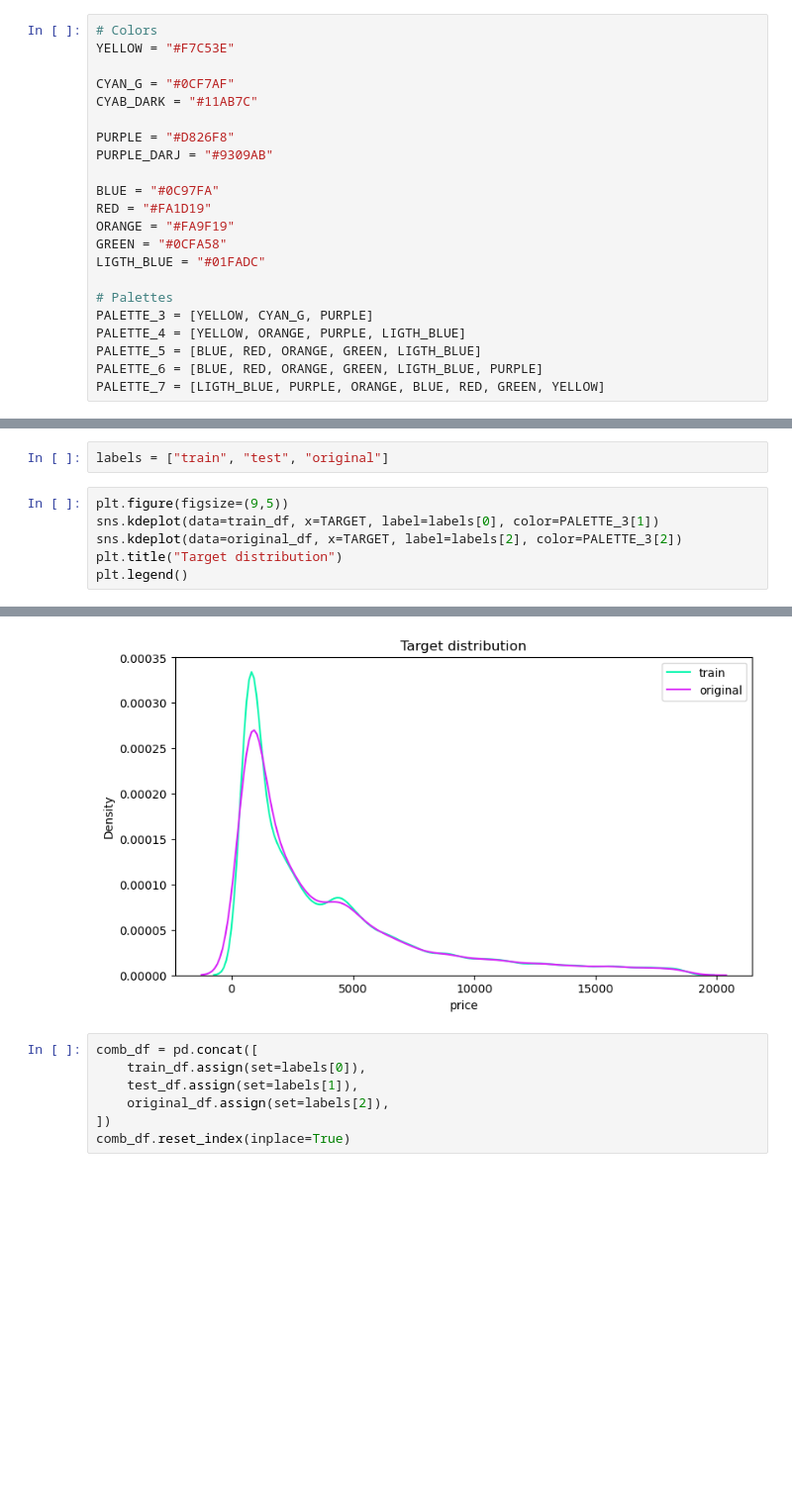
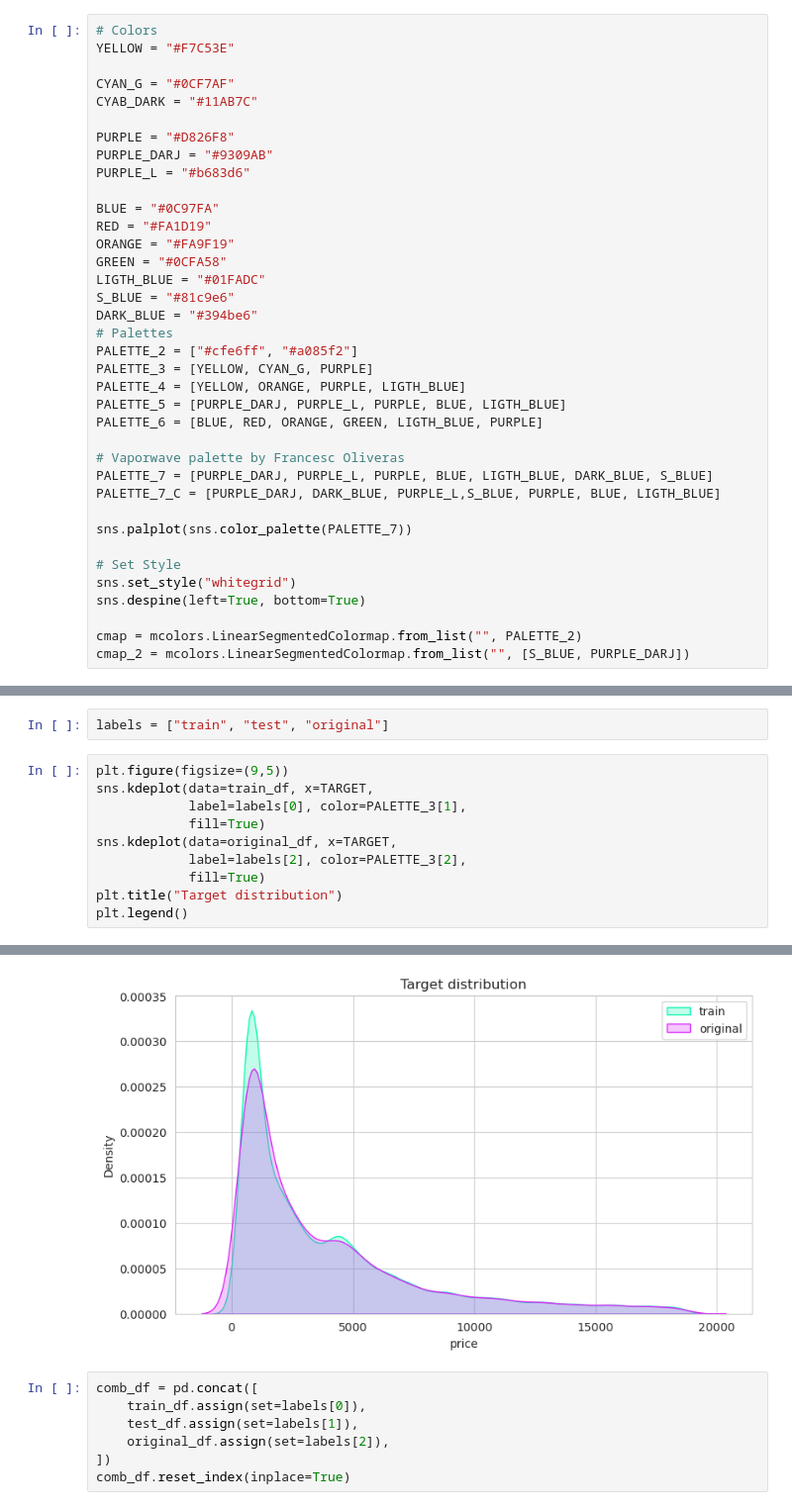
Before and after one commit to fxop0218/PlayGround-Kaggle-Series3, a Jupyter notebook: ps-s3-e8-eda-model-en-es.ipynb, the cells around one changed output, grey strips where cells are left out. Shown at 99% size. Drawn from its saved outputs; the diff is of its cells as text; blank space fills up the shorter version.

```diff
--- a/ps-s3-e8-eda-model-en-es.ipynb
+++ b/ps-s3-e8-eda-model-en-es.ipynb
@@ -69,16 +87,31 @@ CYAB_DARK = "#11AB7C"
 
 PURPLE = "#D826F8"
 PURPLE_DARJ = "#9309AB"
+PURPLE_L = "#b683d6"
 
 BLUE = "#0C97FA"
 RED = "#FA1D19"
 ORANGE = "#FA9F19"
 GREEN = "#0CFA58"
 LIGTH_BLUE = "#01FADC"
-
+S_BLUE = "#81c9e6"
+DARK_BLUE = "#394be6"
 # Palettes
+PALETTE_2 = ["#cfe6ff", "#a085f2"]
 PALETTE_3 = [YELLOW, CYAN_G, PURPLE]
 PALETTE_4 = [YELLOW, ORANGE, PURPLE, LIGTH_BLUE]
-PALETTE_5 = [BLUE, RED, ORANGE, GREEN, LIGTH_BLUE]
+PALETTE_5 = [PURPLE_DARJ, PURPLE_L, PURPLE, BLUE, LIGTH_BLUE]
 PALETTE_6 = [BLUE, RED, ORANGE, GREEN, LIGTH_BLUE, PURPLE]
-PALETTE_7 = [LIGTH_BLUE, PURPLE, ORANGE, BLUE, RED, GREEN, YELLOW]
+
+# Vaporwave palette by Francesc Oliveras
+PALETTE_7 = [PURPLE_DARJ, PURPLE_L, PURPLE, BLUE, LIGTH_BLUE, DARK_BLUE, S_BLUE]
+PALETTE_7_C = [PURPLE_DARJ, DARK_BLUE, PURPLE_L,S_BLUE, PURPLE, BLUE, LIGTH_BLUE]
+
+sns.palplot(sns.color_palette(PALETTE_7))
+
+# Set Style
+sns.set_style("whitegrid")
+sns.despine(left=True, bottom=True)
+
+cmap = mcolors.LinearSegmentedColormap.from_list("", PALETTE_2)
+cmap_2 = mcolors.LinearSegmentedColormap.from_list("", [S_BLUE, PURPLE_DARJ])
@@ -261,13 +359,17 @@ None
 labels = ["train", "test", "original"]
 # %%
 plt.figure(figsize=(9,5))
-sns.kdeplot(data=train_df, x=TARGET, label=labels[0], color=PALETTE_3[1])
-sns.kdeplot(data=original_df, x=TARGET, label=labels[2], color=PALETTE_3[2])
+sns.kdeplot(data=train_df, x=TARGET,
+            label=labels[0], color=PALETTE_3[1],
+            fill=True)
+sns.kdeplot(data=original_df, x=TARGET,
+            label=labels[2], color=PALETTE_3[2],
+            fill=True)
 plt.title("Target distribution")
 plt.legend()
 # %% [output]
 <matplotlib.legend.Legend at 0x...>
-[figure, old version]
+[figure, new version]
 # %%
 comb_df = pd.concat([
     train_df.assign(set=labels[0]),
```
Also changed, not shown: parts of 35 cells of this notebook.
